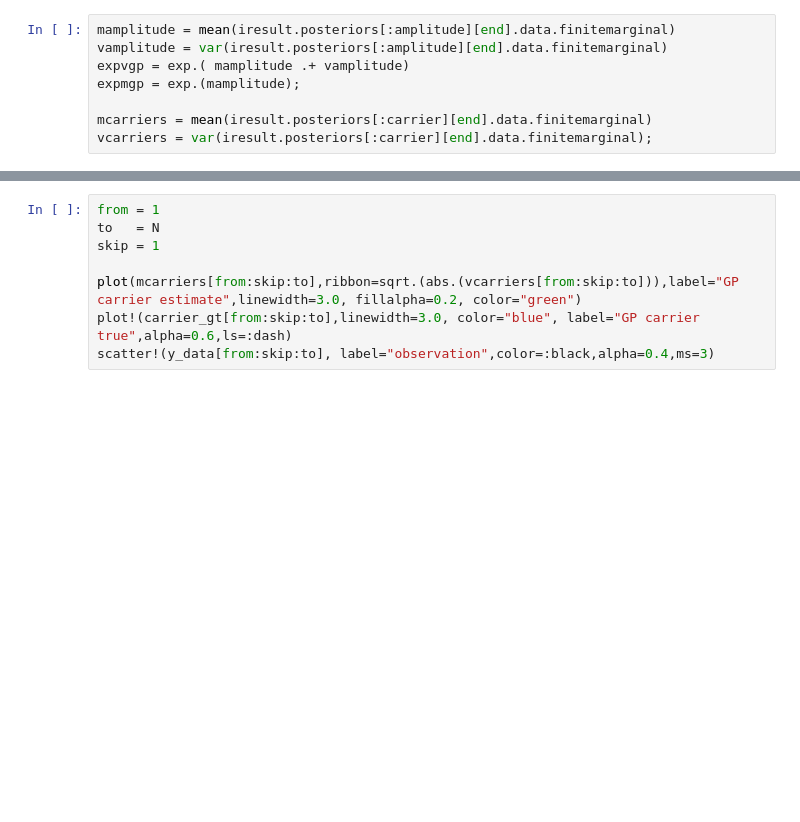
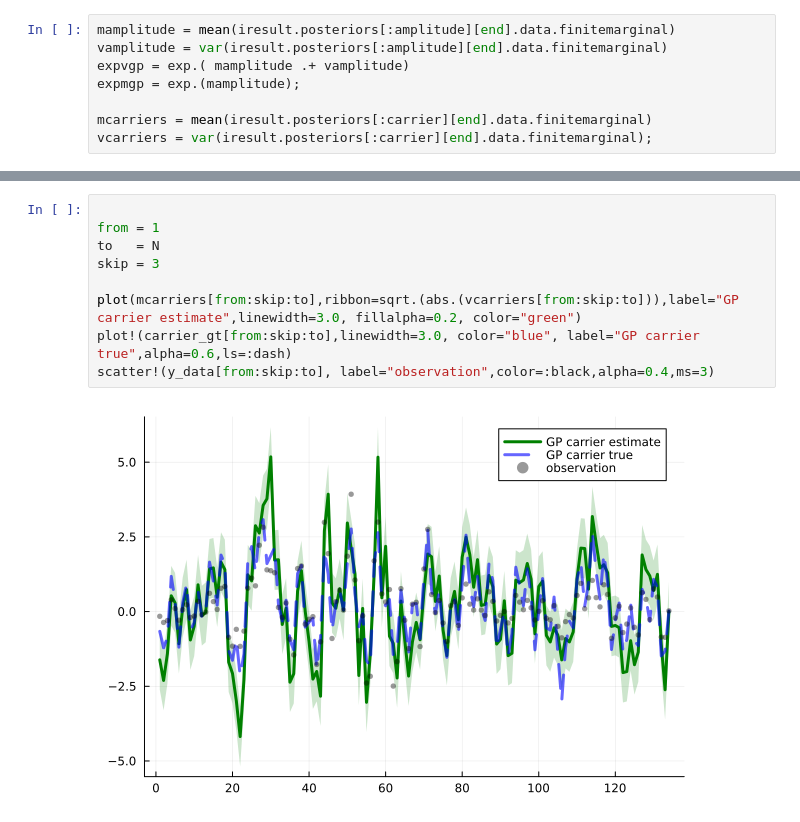
Before and after one commit to biaslab/GaussianProcessNode, a Jupyter notebook: pad_with_gp_carrier.ipynb, the cells around one changed output, grey strips where cells are left out. Cells and saved outputs as stored; diff of their text form; blank space fills up the shorter version.

```diff
--- a/pad_with_gp_carrier.ipynb
+++ b/pad_with_gp_carrier.ipynb
@@ -191,8 +268,11 @@ vcarriers = var(iresult.posteriors[:carrier][end].data.finitemarginal);
 # %%
+
 from = 1
 to   = N
-skip = 1
+skip = 3
 
 plot(mcarriers[from:skip:to],ribbon=sqrt.(abs.(vcarriers[from:skip:to])),label="GP carrier estimate",linewidth=3.0, fillalpha=0.2, color="green")
 plot!(carrier_gt[from:skip:to],linewidth=3.0, color="blue", label="GP carrier true",alpha=0.6,ls=:dash)
 scatter!(y_data[from:skip:to], label="observation",color=:black,alpha=0.4,ms=3)
+# %% [output]
+[figure, added]
```
Also changed, not shown: parts of 13 cells of this notebook, 3 other files.
